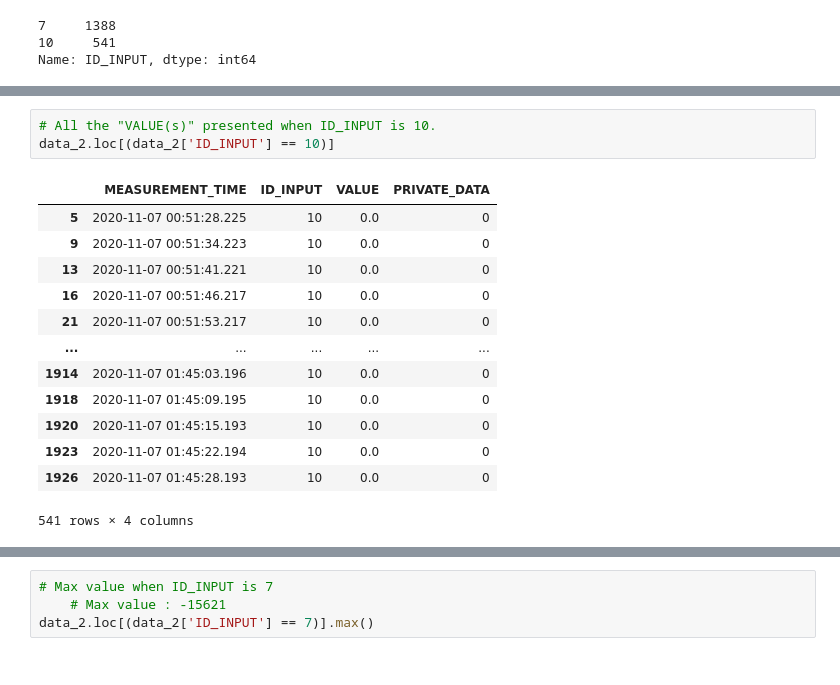
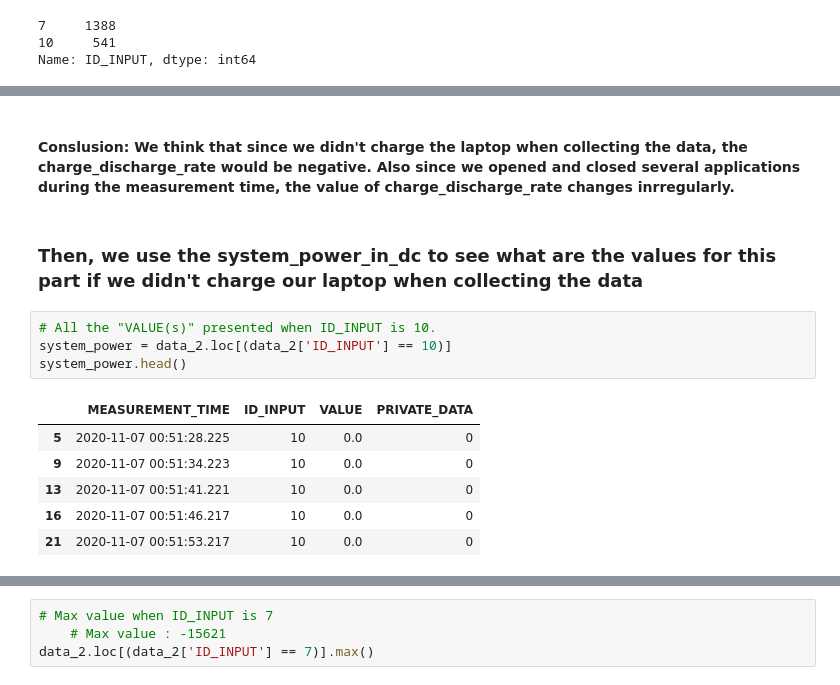
Before and after one commit to jonxsong/DSC180A-Capstone, a Jupyter notebook: notebooks/CHECKPOINT_ONE.ipynb, the cells around one changed output, grey strips where cells are left out. Drawn from its saved outputs; the diff is of its cells as text.

```diff
--- a/notebooks/CHECKPOINT_ONE.ipynb
+++ b/notebooks/CHECKPOINT_ONE.ipynb
@@ -139,17 +156,15 @@ data_2.loc[(data_2['ID_INPUT'] == 7)]
+# %% [markdown]
+#### Conslusion: We think that since we didn't charge the laptop when collecting the data, the charge_discharge_rate would be negative. Also since we opened and closed several applications during the measurement time, the value of charge_discharge_rate changes inrregularly.
+# %% [markdown]
+### Then, we use the system_power_in_dc to see what are the values for this part if we didn't charge our laptop when collecting the data
 # %%
 # All the "VALUE(s)" presented when ID_INPUT is 10.
-data_2.loc[(data_2['ID_INPUT'] == 10)]
+system_power = data_2.loc[(data_2['ID_INPUT'] == 10)]
+system_power.head()
 # %% [output]
 |  | MEASUREMENT_TIME | ID_INPUT | VALUE | PRIVATE_DATA |
 | 5 | 2020-11-07 00:51:28.225 | 10 | 0.0 | 0 |
 | 9 | 2020-11-07 00:51:34.223 | 10 | 0.0 | 0 |
 | 13 | 2020-11-07 00:51:41.221 | 10 | 0.0 | 0 |
 | 16 | 2020-11-07 00:51:46.217 | 10 | 0.0 | 0 |
 | 21 | 2020-11-07 00:51:53.217 | 10 | 0.0 | 0 |
-| ... | ... | ... | ... | ... |
-| 1914 | 2020-11-07 01:45:03.196 | 10 | 0.0 | 0 |
-| 1918 | 2020-11-07 01:45:09.195 | 10 | 0.0 | 0 |
-| 1920 | 2020-11-07 01:45:15.193 | 10 | 0.0 | 0 |
-| 1923 | 2020-11-07 01:45:22.194 | 10 | 0.0 | 0 |
-| 1926 | 2020-11-07 01:45:28.193 | 10 | 0.0 | 0 |
-541 rows × 4 columns
```
Also changed, not shown: parts of 16 cells of this notebook, 1 other file.
